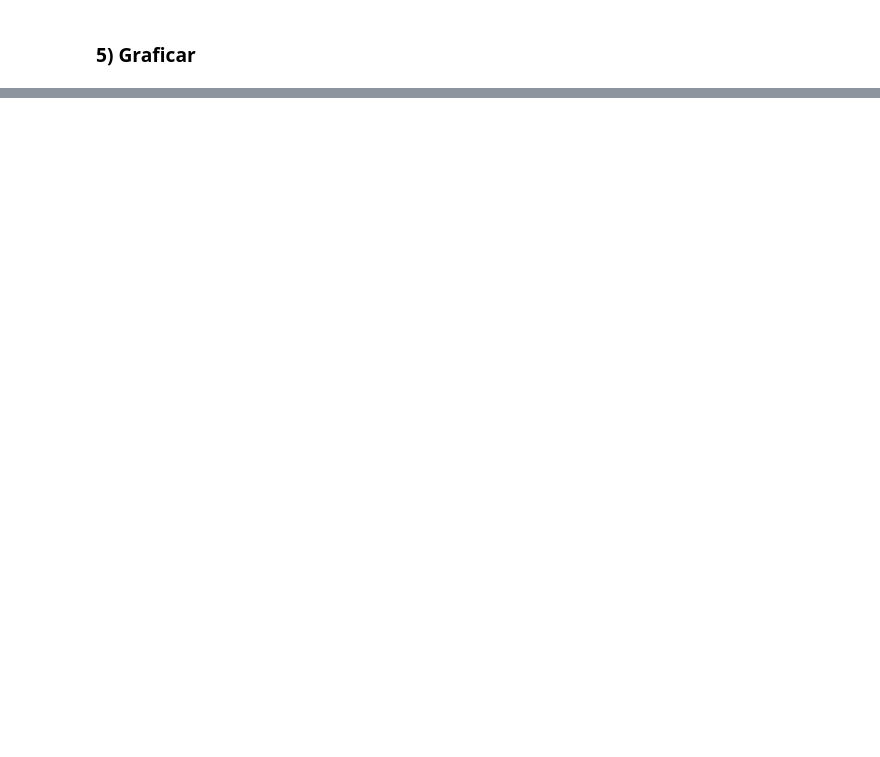
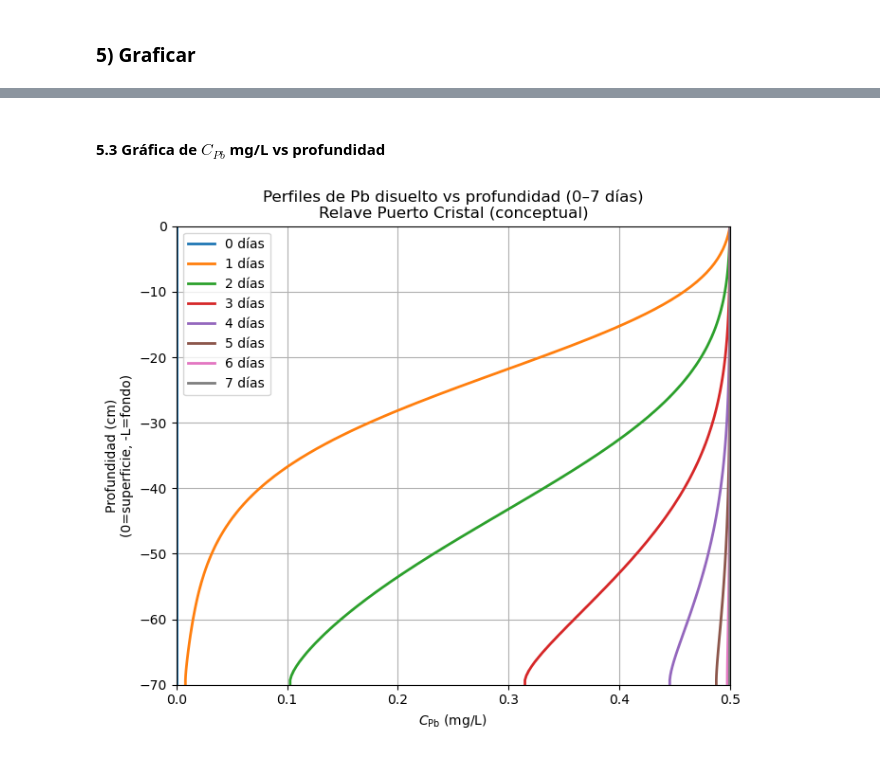
Before and after one commit to Shafagan/Transporte_de_Contaminantes_IIQ2003_25, a Jupyter notebook: main.ipynb, the cells around one changed output, grey strips where cells are left out. Saved outputs shown, nothing was run; the diff lists cells and outputs as text; code cells hidden in the pictures; blank space fills up the shorter version.

```diff
--- a/main.ipynb
+++ b/main.ipynb
@@ -542 +612,27 @@ plt.show()
+# %% [markdown]
+#### 5.3 Gráfica de $C_{Pb}$ mg/L vs profundidad
+# %%
+plt.figure(figsize=(7, 6))
+
+for d, idx in zip(dias_obj, idx_plot):
+    C_perfil = C_hist[idx] / C0        # C/C0
+    C_Pb_perfil = C_perfil * C0_Pb    #  multiplicamos C0 de Pb para dimensionar en mg/L
+    C_Pb_perfil = np.clip(C_Pb_perfil, 0.0, C0_Pb)  # No puede haber concentraciones de Pb negativas ni mayores a la inicial
+    plt.plot(C_Pb_perfil, depth, lw=2, label=f"{int(d)} días")
+
+plt.xlabel(r"$C_{\mathrm{Pb}}$ (mg/L)")
+plt.ylabel("Profundidad (cm)\n(0=superficie, -L=fondo)")
+plt.title("Perfiles de Pb disuelto vs profundidad (0–7 días)\nRelave Puerto Cristal (conceptual)")
+plt.grid(True)
+plt.ylim(-70, 0)
+plt.xlim(0.0, C0_Pb)
+plt.legend()
+"""
+# Guardar Gráficos
+plt.tight_layout()
+plt.savefig("Pb_vs_profundidad.svg", format="svg", dpi=300, bbox_inches="tight")
+"""
+plt.show()
+# %% [output]
+[figure, added]
 # %% [markdown]
```
Also changed, not shown: parts of 22 cells of this notebook, 5 other files.
